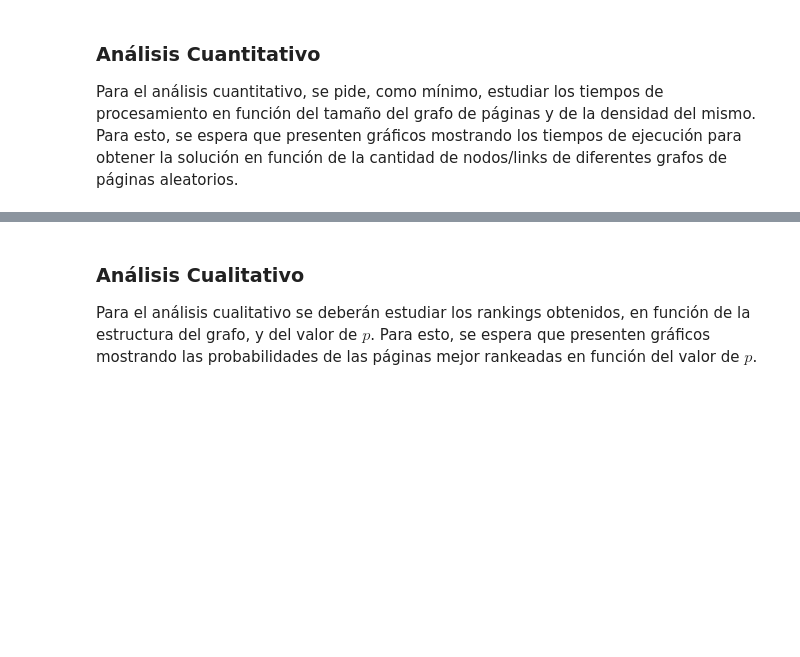
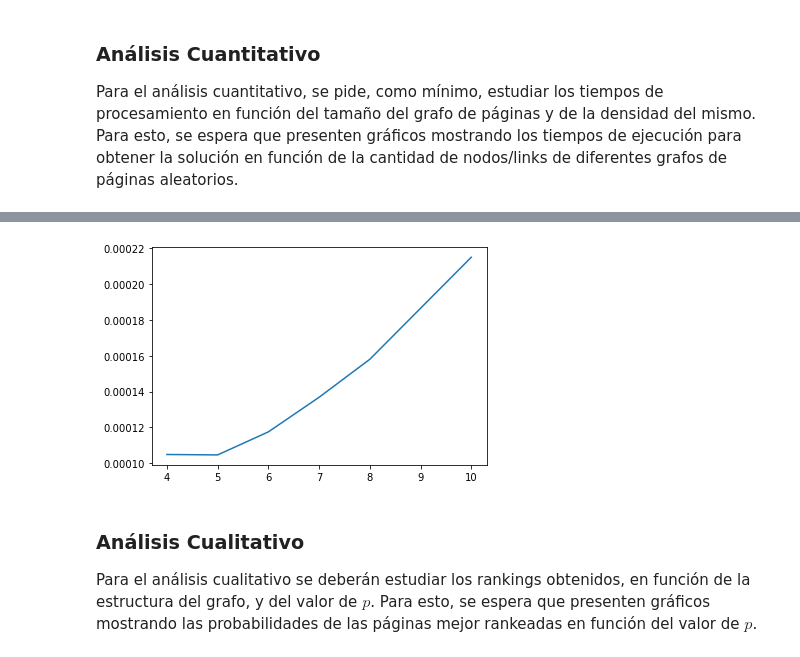
Before and after one commit to r3ch1rd/TP1alc, a Jupyter notebook: grupo_XX_TP1.ipynb, the cells around one changed output, grey strips where cells are left out. Saved outputs shown, nothing was run; the diff lists cells and outputs as text; code cells hidden in the pictures; blank space fills up the shorter version.

```diff
--- a/grupo_XX_TP1.ipynb
+++ b/grupo_XX_TP1.ipynb
@@ -214,3 +296,10 @@ Para el análisis cuantitativo, se pide, como mínimo, estudiar los tiempos de p
+# %%
+#Gráfico tiempo n función de la cantidad de pag
+fig, ax = plt.subplots()
+ax.plot(cant_ambas,time_ambas)
+plt.show()
+# %% [output]
+[figure, added]
 # %% [markdown]
 ### Análisis Cualitativo
 
```
Also changed, not shown: parts of 9 cells of this notebook, 1 other file.
